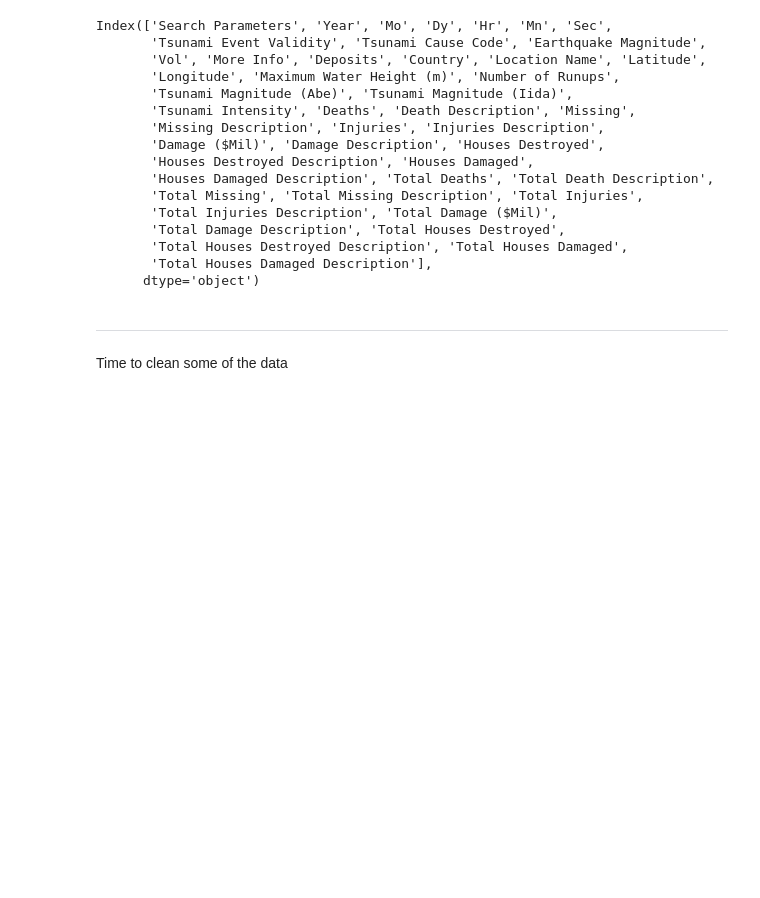
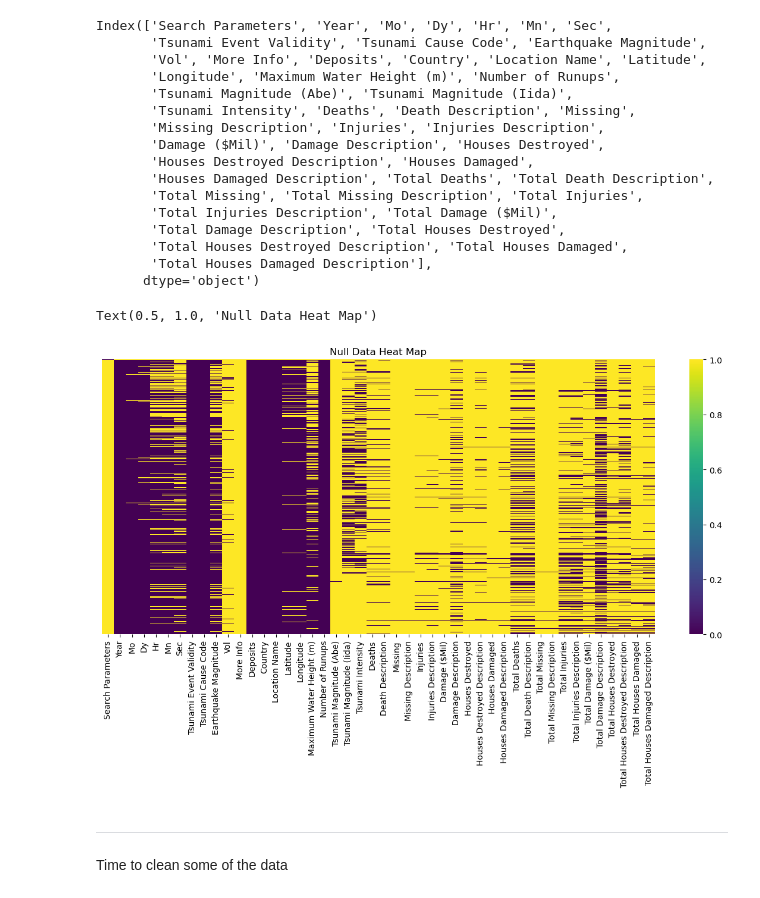
Before and after one commit to risk200/Global-Tsunamis, a Jupyter notebook: Global Tsunamis 1900 to 2023.ipynb, the cells around one changed output. Cells and saved outputs as stored; diff of their text form; code cells hidden in the pictures; blank space fills up the shorter version.

```diff
--- a/Global Tsunamis 1900 to 2023.ipynb
+++ b/Global Tsunamis 1900 to 2023.ipynb
@@ -12,4 +17,3 @@ import matplotlib.pyplot as plt
 pd.set_option('display.max_columns', None)
 #This will set the palette of all of the graphs
 pal = 'viridis'
-sns.set_palette('viridis') #this does not work for me
@@ -63,6 +72,13 @@ Index(['Search Parameters', 'Year', 'Mo', 'Dy', 'Hr', 'Mn', 'Sec',
        'Total Houses Destroyed Description', 'Total Houses Damaged',
        'Total Houses Damaged Description'],
       dtype='object')
+# %%
+plt.figure(figsize=(15,6))
+sns.heatmap(tsunami.isnull(),yticklabels = False, cmap = 'viridis')
+plt.title('Null data heat map'.title())
+# %% [output]
+Text(0.5, 1.0, 'Null Data Heat Map')
+[figure, added]
 # %% [markdown]
 ___
 Time to clean some of the data
```
Also changed, not shown: parts of 69 cells of this notebook.
